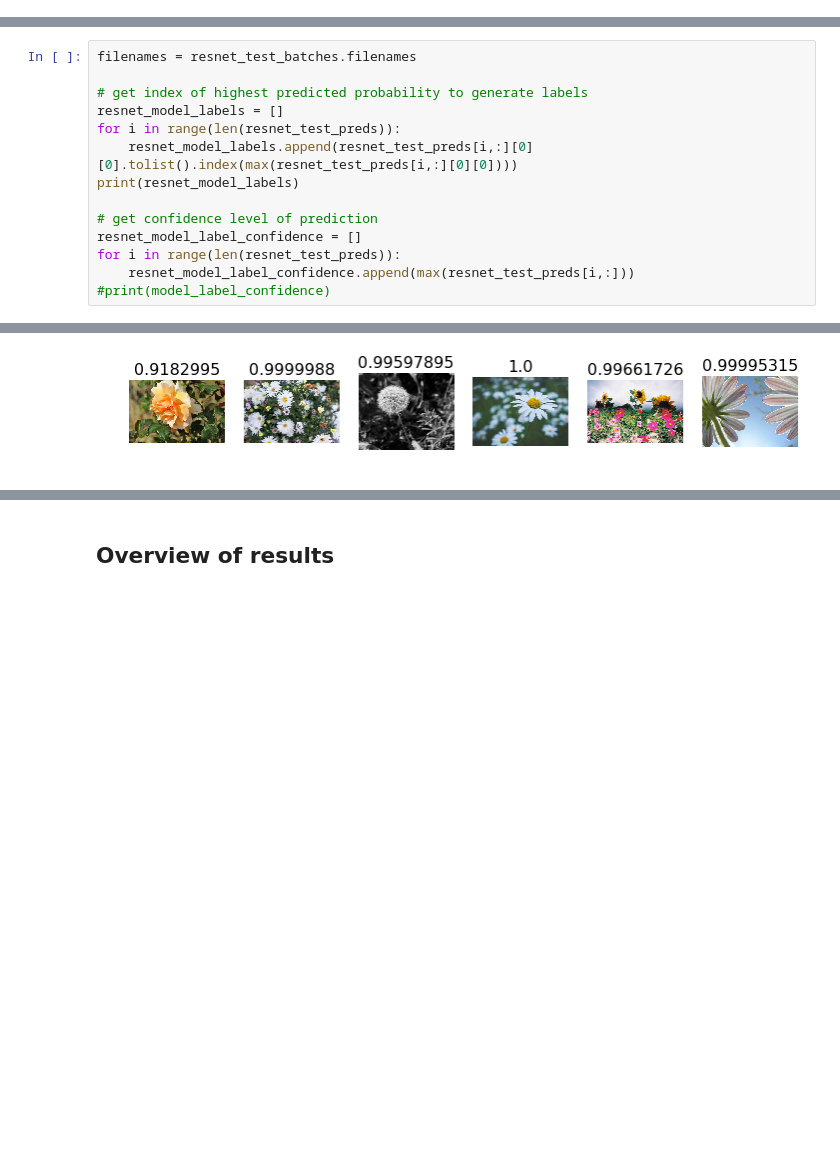
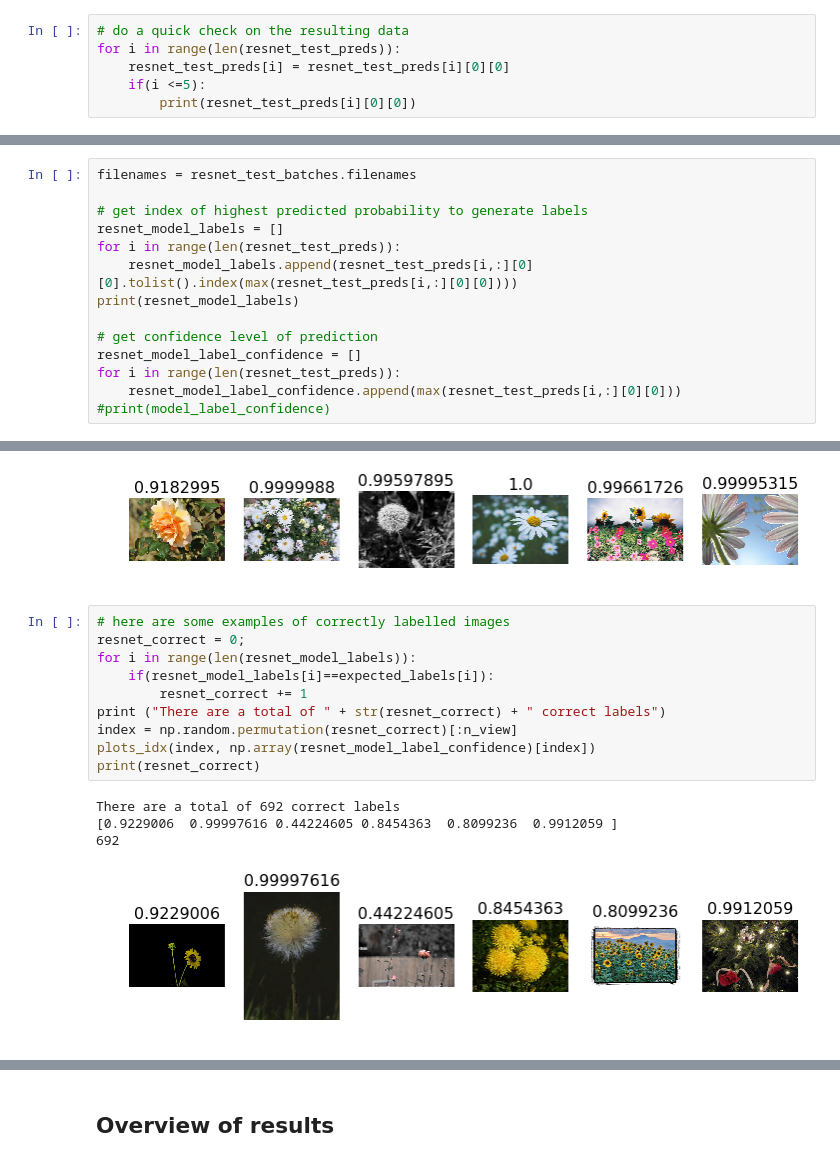
Before and after one commit to nathanielhobbs/flower_classification, a Jupyter notebook: flowers_classification.ipynb, the cells around one changed output, grey strips where cells are left out. Saved outputs shown, nothing was run; the diff lists cells and outputs as text; blank space fills up the shorter version.

Commit message:
added changes for displaying resnet results

```diff
--- a/flowers_classification.ipynb
+++ b/flowers_classification.ipynb
@@ -549,0 +550,6 @@ for i in range(5):
+# %%
+# do a quick check on the resulting data
+for i in range(len(resnet_test_preds)):
+    resnet_test_preds[i] = resnet_test_preds[i][0][0]
+    if(i <=5):
+        print(resnet_test_preds[i][0][0])
@@ -593,7 +606,7 @@ print(resnet_model_labels)
 # get confidence level of prediction
 resnet_model_label_confidence = []
 for i in range(len(resnet_test_preds)):
-    resnet_model_label_confidence.append(max(resnet_test_preds[i,:]))
+    resnet_model_label_confidence.append(max(resnet_test_preds[i,:][0][0]))
 #print(model_label_confidence)
 # %% [output]
 [4, 0, 0, 0, 0, 0, 0, 0, 0, 0, 0, 0, 0, 4, 0, 0, 0, 0, 0, 0, 0, 0, 0, 0, 0, 0, 0, 0, 0, 0, 0, 0, 0, 0, 1, 1, 1, 0, 0, 0, 0, 0, 0, 0, 0, 0, 0, 0, 0, 0, 0, 0, 0, 0, 0, 0, 0, 0, 0, 0, 0, 0, 0, 1, 0, 0, 1 ...
@@ -668,6 +682,21 @@ plots_idx(index, np.array(resnet_model_label_confidence)[index])
 # %% [output]
 There are a total of 692 correct labels
 [figure]
+# %%
+# here are some examples of correctly labelled images
+resnet_correct = 0;
+for i in range(len(resnet_model_labels)):
+    if(resnet_model_labels[i]==expected_labels[i]):
+        resnet_correct += 1
+print ("There are a total of " + str(resnet_correct) + " correct labels")
+index = np.random.permutation(resnet_correct)[:n_view]
+plots_idx(index, np.array(resnet_model_label_confidence)[index])
+print(resnet_correct)
+# %% [output]
+There are a total of 692 correct labels
+[0.9229006  0.99997616 0.44224605 0.8454363  0.8099236  0.9912059 ]
+692
+[figure, added]
 # %%
 # here are some examples of incorrectly labeled images
 resnet_incorrect = [];
```
Also changed, not shown: parts of 5 cells of this notebook.
